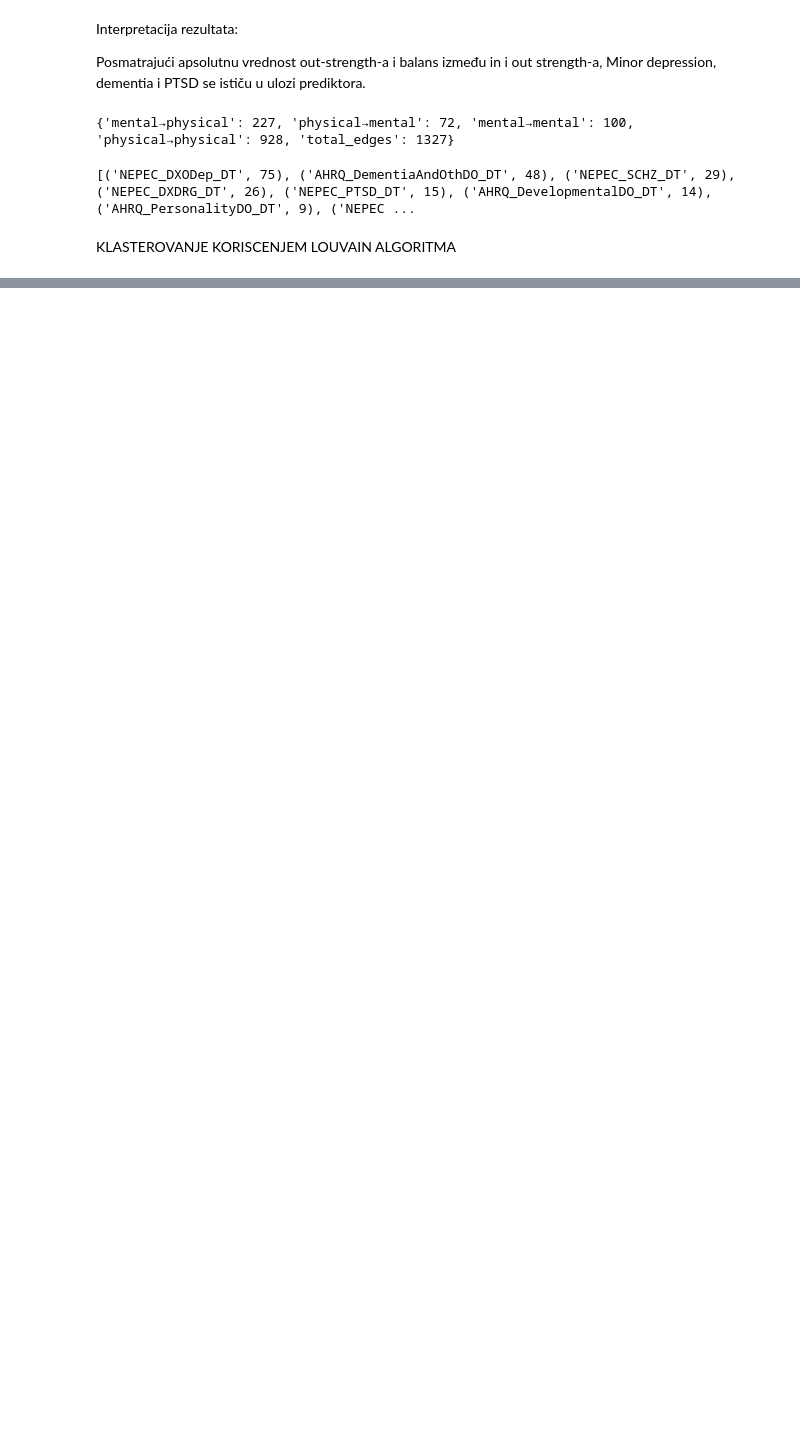
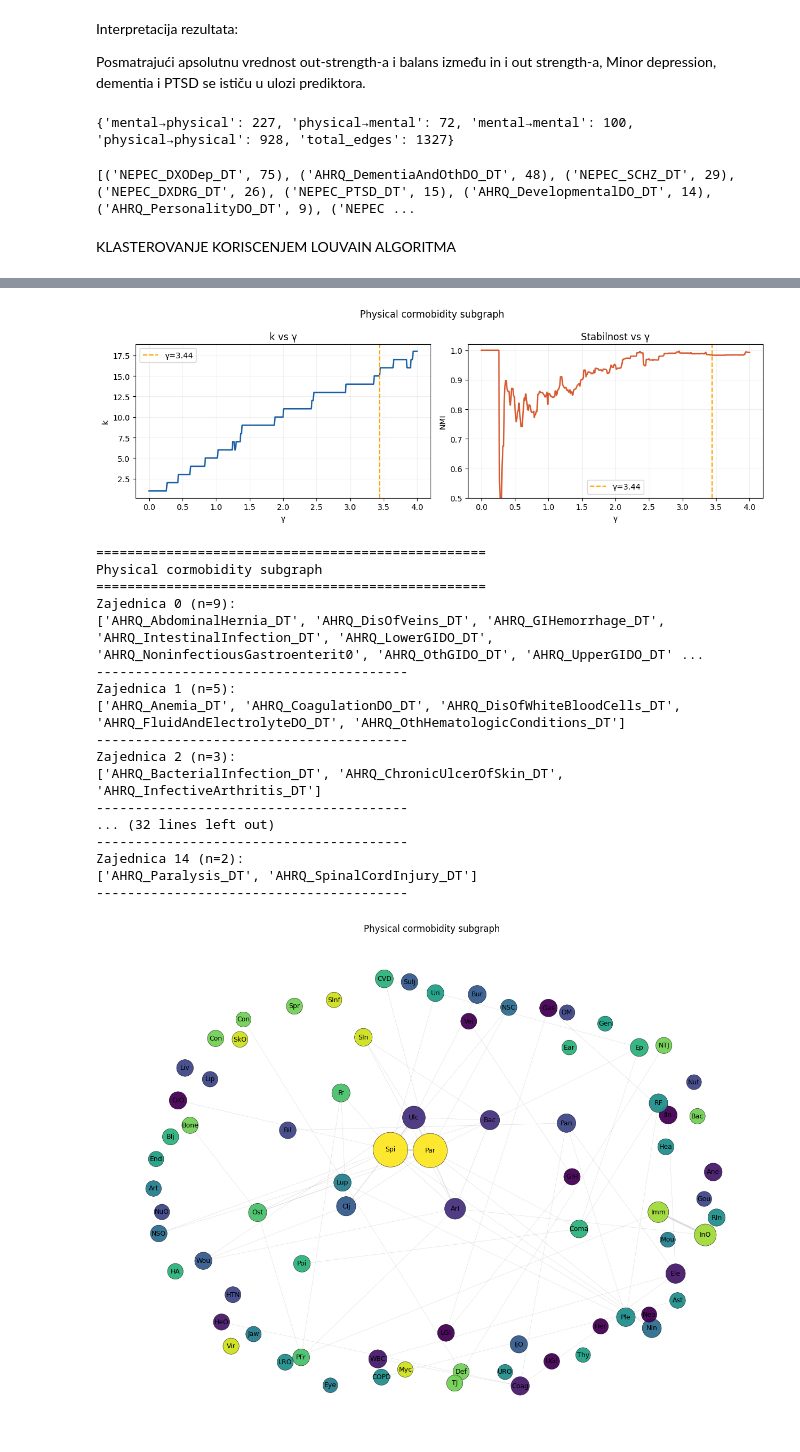
Before and after one commit to anjicx/Cormbobidity-Network-Analysis, a Jupyter notebook: SNA_Analysis.ipynb, the cells around one changed output, grey strips where cells are left out. Saved outputs shown, nothing was run; the diff lists cells and outputs as text; code cells hidden in the pictures; blank space fills up the shorter version.

```diff
--- a/SNA_Analysis.ipynb
+++ b/SNA_Analysis.ipynb
@@ -926,0 +836,5 @@ plot_louvain_graph(
+# %%
+# sweep fizičke ima ih više pa manji broj optimizacija
+resolutions_p = np.arange(0, 4.01, 0.01)
+cons_results_p, cons_summary_p = louvain_consensus_sweep(
+    H=G_p, resolutions=resolutions_p, seeds=range(20))
@@ -926,0 +904,25 @@ plot_louvain_graph(
+# %%
+
+comms_p = analiziraj_mrezu(cons_results_p, cons_summary_p, 3.44,
+                            G_p, label_map, "Physical cormobidity subgraph",
+                            threshold_quantile=0.9)
+# %% [output]
+[figure, added]
+==================================================
+Physical cormobidity subgraph
+==================================================
+Zajednica 0 (n=9):
+['AHRQ_AbdominalHernia_DT', 'AHRQ_DisOfVeins_DT', 'AHRQ_GIHemorrhage_DT', 'AHRQ_IntestinalInfection_DT', 'AHRQ_LowerGIDO_DT', 'AHRQ_NoninfectiousGastroenterit0', 'AHRQ_OthGIDO_DT', 'AHRQ_UpperGIDO_DT' ...
+----------------------------------------
+Zajednica 1 (n=5):
+['AHRQ_Anemia_DT', 'AHRQ_CoagulationDO_DT', 'AHRQ_DisOfWhiteBloodCells_DT', 'AHRQ_FluidAndElectrolyteDO_DT', 'AHRQ_OthHematologicConditions_DT']
+----------------------------------------
+Zajednica 2 (n=3):
+['AHRQ_BacterialInfection_DT', 'AHRQ_ChronicUlcerOfSkin_DT', 'AHRQ_InfectiveArthritis_DT']
+----------------------------------------
+... (32 lines left out)
+----------------------------------------
+Zajednica 14 (n=2):
+['AHRQ_Paralysis_DT', 'AHRQ_SpinalCordInjury_DT']
+----------------------------------------
+[figure, added]
```
Also changed, not shown: parts of 26 cells of this notebook.
